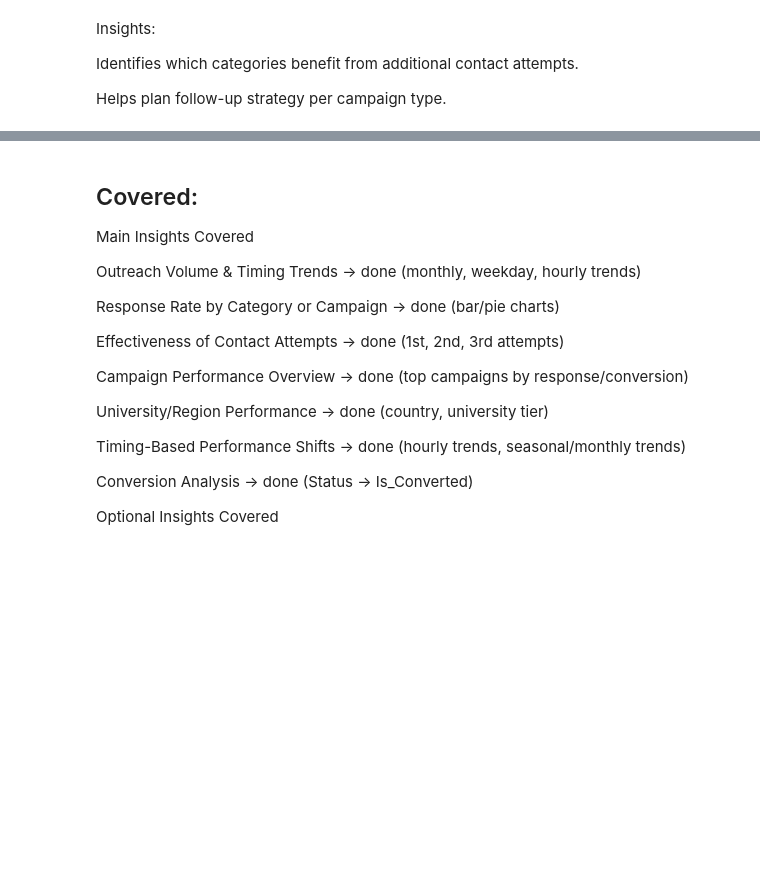
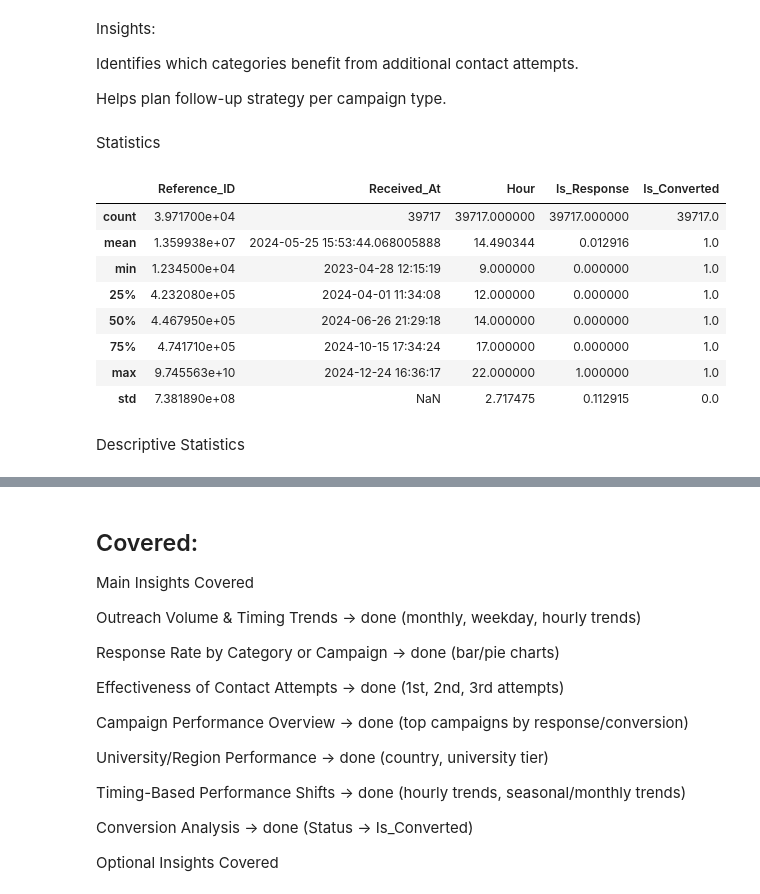
Before and after one commit to sumaiya-tasnim-18/Data-Visualization-Trainee-Intern, a Jupyter notebook: Week-2/EDA_of_joined_Dataset.ipynb, the cells around one changed output, grey strips where cells are left out. Cells and saved outputs as stored; diff of their text form; code cells hidden in the pictures; blank space fills up the shorter version.

```diff
--- a/Week-2/EDA_of_joined_Dataset.ipynb
+++ b/Week-2/EDA_of_joined_Dataset.ipynb
@@ -486,3 +486,19 @@ Insights:
 Identifies which categories benefit from additional contact attempts.
 
 Helps plan follow-up strategy per campaign type.
+# %% [markdown]
+Statistics
+# %%
+df.describe()
+# %% [output]
+|  | Reference_ID | Received_At | Hour | Is_Response | Is_Converted |
+| count | 3.971700e+04 | 39717 | 39717.000000 | 39717.000000 | 39717.0 |
+| mean | 1.359938e+07 | 2024-05-25 15:53:44.068005888 | 14.490344 | 0.012916 | 1.0 |
+| min | 1.234500e+04 | 2023-04-28 12:15:19 | 9.000000 | 0.000000 | 1.0 |
+| 25% | 4.232080e+05 | 2024-04-01 11:34:08 | 12.000000 | 0.000000 | 1.0 |
+| 50% | 4.467950e+05 | 2024-06-26 21:29:18 | 14.000000 | 0.000000 | 1.0 |
+| 75% | 4.741710e+05 | 2024-10-15 17:34:24 | 17.000000 | 0.000000 | 1.0 |
+| max | 9.745563e+10 | 2024-12-24 16:36:17 | 22.000000 | 1.000000 | 1.0 |
+| std | 7.381890e+08 | NaN | 2.717475 | 0.112915 | 0.0 |
+# %% [markdown]
+Descriptive Statistics
```
Also changed, not shown: parts of 3 cells of this notebook, 4 other files.
